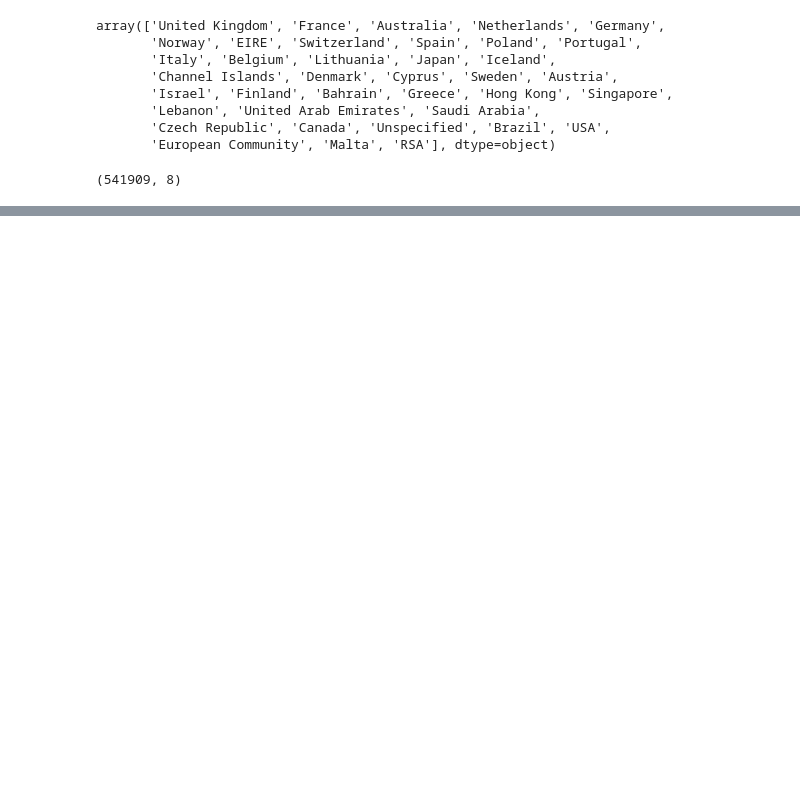
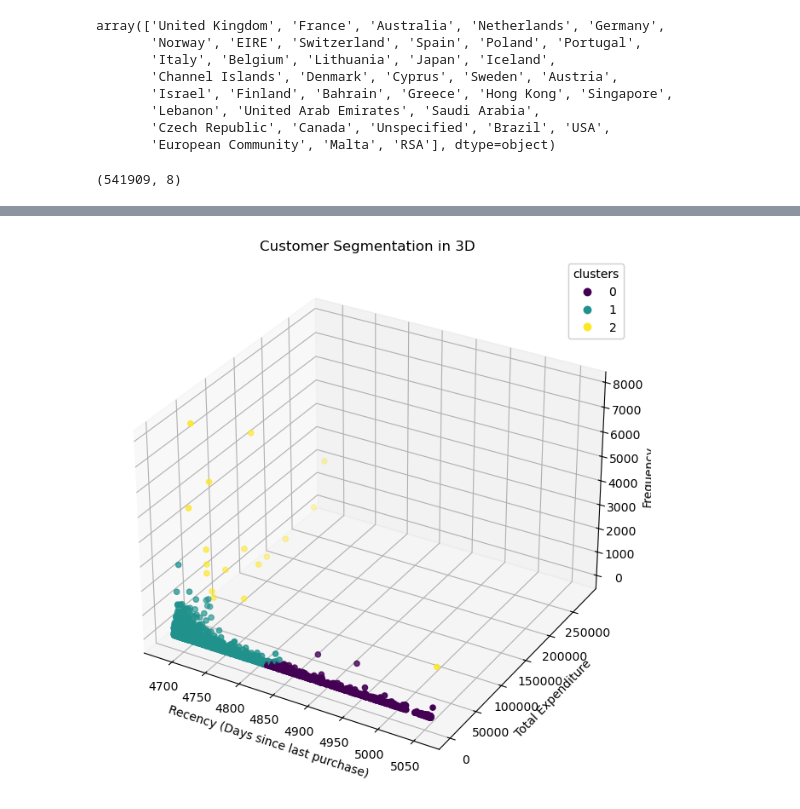
Before and after one commit to gautam-pai/BusinessAnalytics, a Jupyter notebook: Reading_File.ipynb, the cells around one changed output, grey strips where cells are left out. Cells and saved outputs as stored; diff of their text form; code cells hidden in the pictures; blank space fills up the shorter version.

```diff
--- a/Reading_File.ipynb
+++ b/Reading_File.ipynb
@@ -113,0 +229,32 @@ print(rules[['antecedents', 'consequents', 'support', 'confidence', 'lift']])
+# %%
+# Required Libraries for 3D Plot
+from mpl_toolkits.mplot3d import Axes3D
+
+
+# Create a 3D scatter plot for three features: Recency, TotalExpenditure, and Frequency
+fig = plt.figure(figsize=(10, 8))
+ax = fig.add_subplot(111, projection='3d')
+
+# Plot the clusters based on Recency, Total Expenditure, and Frequency
+scatter = ax.scatter(
+    customer_df['Recency'],
+    customer_df['TotalExpenditure'],
+    customer_df['Frequency'],
+    c=customer_df['cluster'],
+    cmap='viridis',
+    marker='o'
+)
+
+# Labeling the axes
+ax.set_title('Customer Segmentation in 3D')
+ax.set_xlabel('Recency (Days since last purchase)')
+ax.set_ylabel('Total Expenditure')
+ax.set_zlabel('Frequency')
+
+# Add a color bar to show cluster labels
+legend1 = ax.legend(*scatter.legend_elements(), title="clusters", loc="upper right")
+ax.add_artist(legend1)
+
+plt.show()
+# %% [output]
+[figure, added]
```
Also changed, not shown: parts of 22 cells of this notebook.
